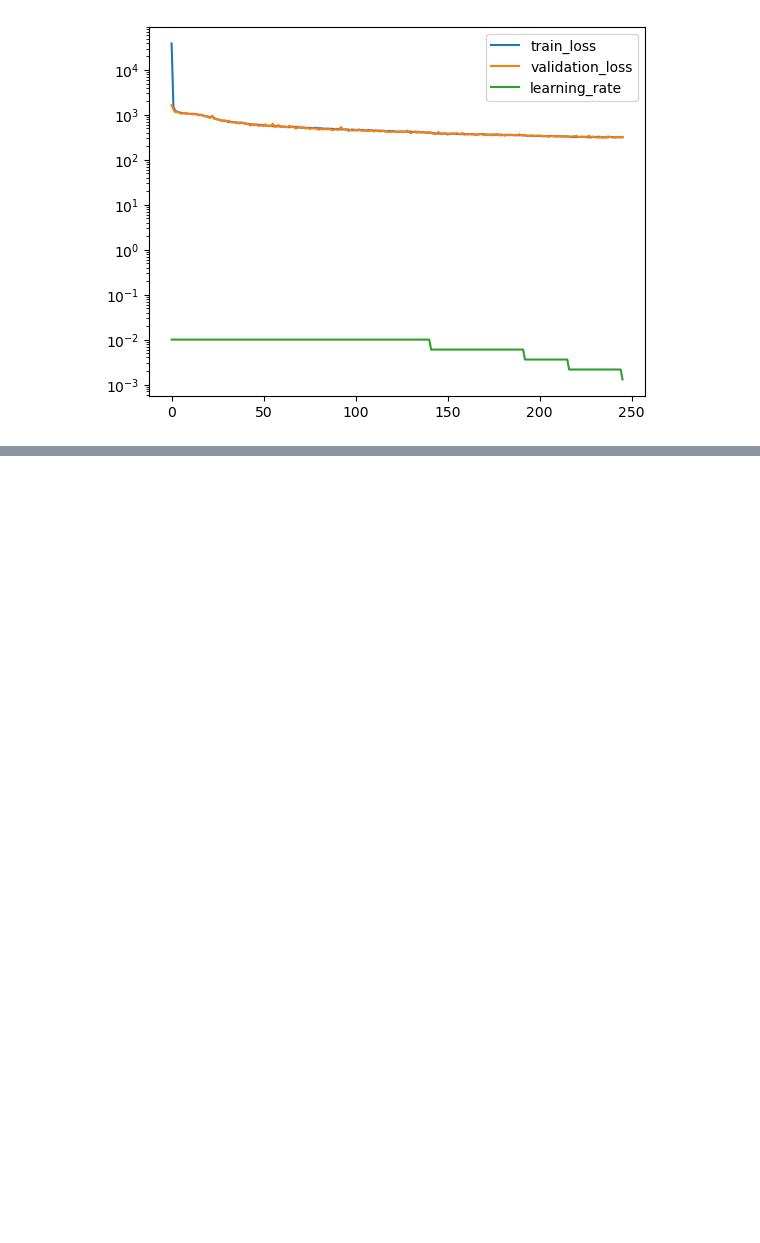
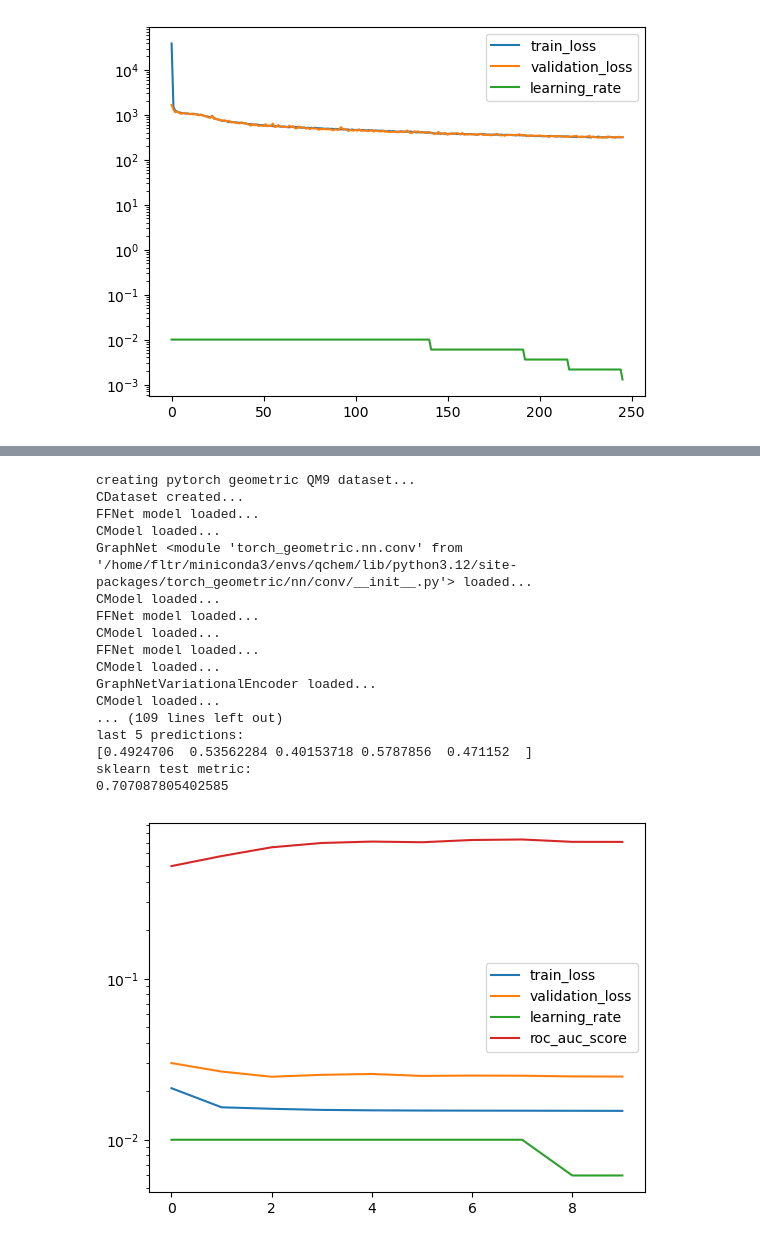
Before and after one commit to icanswim/qchem, a Jupyter notebook: experiment.ipynb, the cells around one changed output, grey strips where cells are left out. Saved outputs shown, nothing was run; the diff lists cells and outputs as text; code cells hidden in the pictures; blank space fills up the shorter version.

```diff
--- a/experiment.ipynb
+++ b/experiment.ipynb
@@ -725,37 +821,57 @@ model_params = {'in_channels': 11,
                 'convolution': 'GCNConv'}
 
 ds_params = {'train_params': {'dataset': 'QM9',
                               'transforms': {},
                               'pg_params': {'root': './data/',
                                             'transform': None}}}
 
-metrics_params = {'report_interval': 10,
+metrics_params = {'report_interval': 100,
                   'log_plot': True,
+                  'min_lr': .0013,
                   'sk_metric_name': 'roc_auc_score',
                   'sk_params': {'average': 'macro',
                                 'multi_class': 'ovr'}}
 
 opt_params = {'lr': 0.01}
 
 crit_params = {'adversarial': True,
                'disc_params': {'in_channels': 32, 'hidden': 64,
                                 'out_channels': 32, 'softmax': None}}
 
 sample_params = {'set_seed': 88,
                  'splits': (.7, .15),
                  'subset': False}
 
-sched_params = {'factor': .5,
-                'patience': 2,
-                'cooldown': 1,
-                'min_lr': .005}
+sched_params = {'factor': .6,
+                'patience': 5,
+                'cooldown': 5,
+                'min_lr': .00125}
 
 
 l = Learn([PGDS], GraphNetVariationalEncoder, Selector,
           Optimizer=Adam, Scheduler=ReduceLROnPlateau, Criterion=EncoderLoss, DataLoader=DataLoader,
           model_params=model_params, ds_params=ds_params, sample_params=sample_params,
           opt_params=opt_params, sched_params=sched_params, crit_params=crit_params,
           metrics_params=metrics_params,
           squeeze_y_pred=False, batch_size=128, epochs=10)
+# %% [output]
+creating pytorch geometric QM9 dataset...
+CDataset created...
+FFNet model loaded...
+CModel loaded...
+GraphNet <module 'torch_geometric.nn.conv' from '/home/fltr/miniconda3/envs/qchem/lib/python3.12/site-packages/torch_geometric/nn/conv/__init__.py'> loaded...
+CModel loaded...
+FFNet model loaded...
+CModel loaded...
+FFNet model loaded...
+CModel loaded...
+GraphNetVariationalEncoder loaded...
+CModel loaded...
+... (109 lines left out)
+last 5 predictions:
+[0.4924706  0.53562284 0.40153718 0.5787856  0.471152  ]
+sklearn test metric:
+0.707087805402585
+[figure, added]
 # %%
 #example cosmosis/qchem PyG dataset wrapper with Data object output with
```
Also changed, not shown: parts of 11 cells of this notebook, 1 other file.
